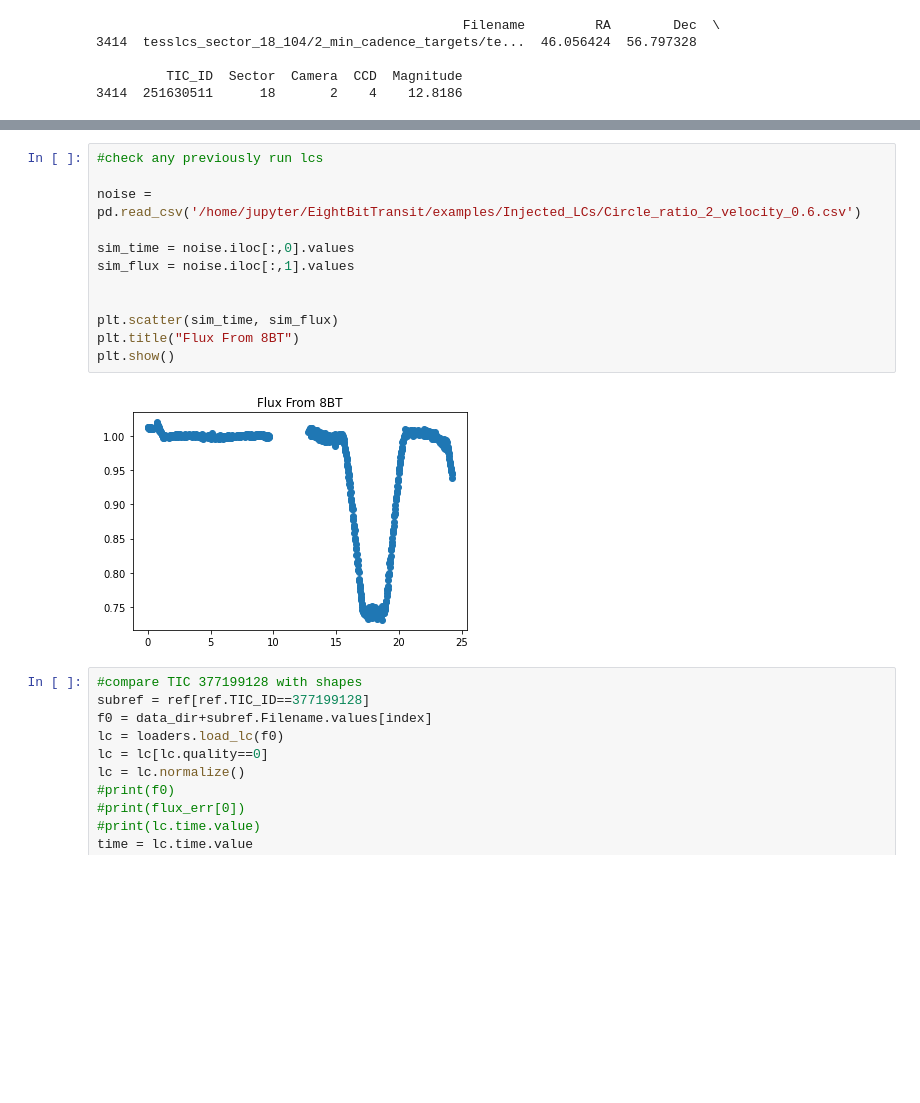
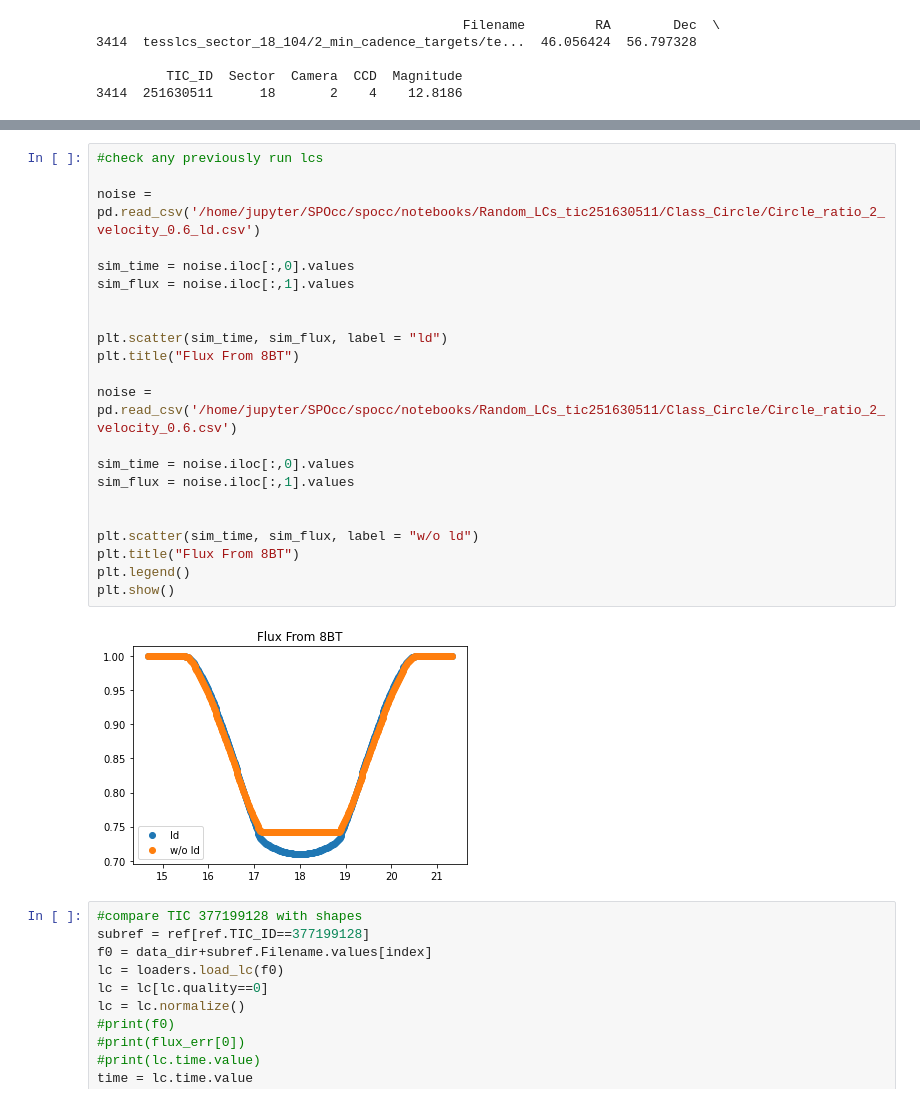
Before and after one commit to danay6/Transiting-megastructures, a Jupyter notebook: make_defined_lcs.ipynb, the cells around one changed output, grey strips where cells are left out. Saved outputs shown, nothing was run; the diff lists cells and outputs as text; blank space fills up the shorter version.

```diff
--- a/make_defined_lcs.ipynb
+++ b/make_defined_lcs.ipynb
@@ -323,17 +372,27 @@ plt.show()
 # %%
 #check any previously run lcs
 
-noise = pd.read_csv('/home/jupyter/EightBitTransit/examples/Injected_LCs/Circle_ratio_2_velocity_0.6.csv')
+noise = pd.read_csv('/home/jupyter/SPOcc/spocc/notebooks/Random_LCs_tic251630511/Class_Circle/Circle_ratio_2_velocity_0.6_ld.csv')
 
 sim_time = noise.iloc[:,0].values
 sim_flux = noise.iloc[:,1].values
 
 
-plt.scatter(sim_time, sim_flux)
+plt.scatter(sim_time, sim_flux, label = "ld")
 plt.title("Flux From 8BT")
+
+noise = pd.read_csv('/home/jupyter/SPOcc/spocc/notebooks/Random_LCs_tic251630511/Class_Circle/Circle_ratio_2_velocity_0.6.csv')
+
+sim_time = noise.iloc[:,0].values
+sim_flux = noise.iloc[:,1].values
+
+
+plt.scatter(sim_time, sim_flux, label = "w/o ld")
+plt.title("Flux From 8BT")
+plt.legend()
 plt.show()
 # %% [output]
-[figure, old version]
+[figure, new version]
 # %%
 #compare TIC 377199128 with shapes
 subref = ref[ref.TIC_ID==377199128]
```
Also changed, not shown: parts of 5 cells of this notebook, 3 other files.
